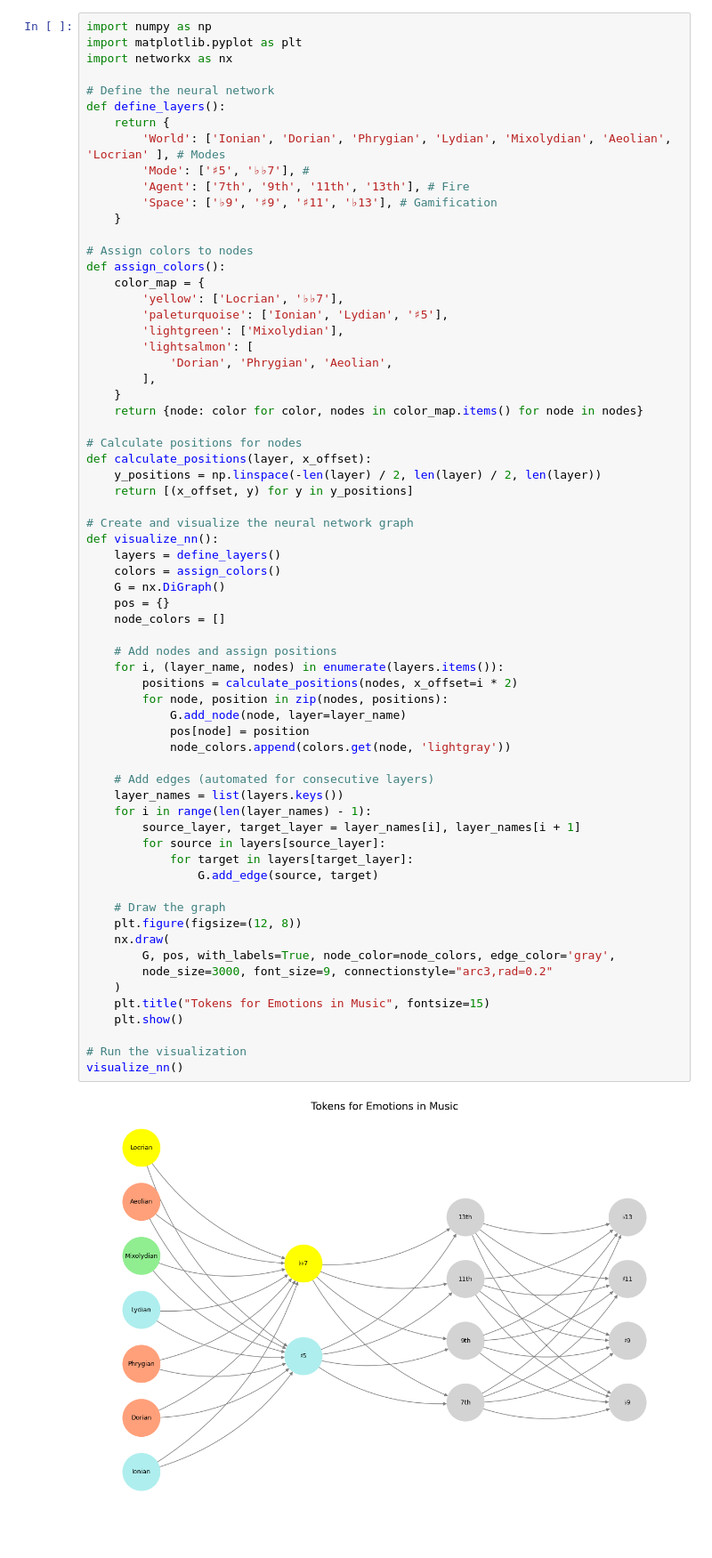
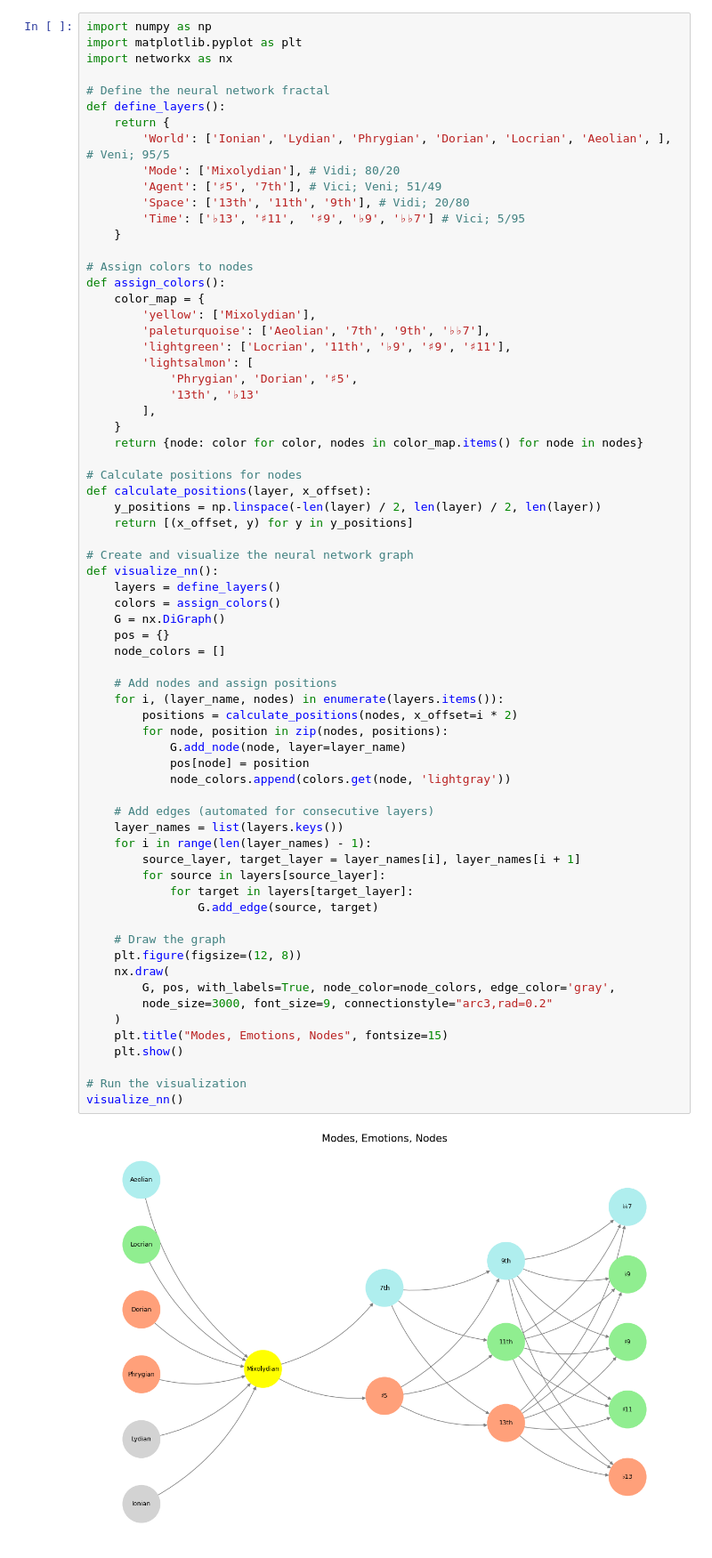
Before and after one commit to abikesa/website, a Jupyter notebook: kitabo/ensi/_build/jupyter_execute/index.ipynb, the cells around one changed output. Shown at 89% size. Drawn from its saved outputs; the diff is of its cells as text.

Commit message:
breaking news: music encoded, decoded

````diff
--- a/kitabo/ensi/_build/jupyter_execute/index.ipynb
+++ b/kitabo/ensi/_build/jupyter_execute/index.ipynb
@@ -26,23 +26,25 @@ import numpy as np
 import matplotlib.pyplot as plt
 import networkx as nx
 
-# Define the neural network
+# Define the neural network fractal
 def define_layers():
     return {
-        'World': ['Ionian', 'Dorian', 'Phrygian', 'Lydian', 'Mixolydian', 'Aeolian', 'Locrian' ], # Modes
-        'Mode': ['♯5', '♭♭7'], #
-        'Agent': ['7th', '9th', '11th', '13th'], # Fire
-        'Space': ['♭9', '♯9', '♯11', '♭13'], # Gamification
+        'World': ['Ionian', 'Lydian', 'Phrygian', 'Dorian', 'Locrian', 'Aeolian', ], # Veni; 95/5
+        'Mode': ['Mixolydian'], # Vidi; 80/20
+        'Agent': ['♯5', '7th'], # Vici; Veni; 51/49
+        'Space': ['13th', '11th', '9th'], # Vidi; 20/80
+        'Time': ['♭13', '♯11',  '♯9', '♭9', '♭♭7'] # Vici; 5/95
     }
 
 # Assign colors to nodes
 def assign_colors():
     color_map = {
-        'yellow': ['Locrian', '♭♭7'],
-        'paleturquoise': ['Ionian', 'Lydian', '♯5'],
-        'lightgreen': ['Mixolydian'],
+        'yellow': ['Mixolydian'],
+        'paleturquoise': ['Aeolian', '7th', '9th', '♭♭7'],
+        'lightgreen': ['Locrian', '11th', '♭9', '♯9', '♯11'],
         'lightsalmon': [
-            'Dorian', 'Phrygian', 'Aeolian',
+            'Phrygian', 'Dorian', '♯5',
+            '13th', '♭13'
         ],
     }
     return {node: color for color, nodes in color_map.items() for node in nodes}
@@ -60,35 +62,35 @@ def visualize_nn():
     pos = {}
     node_colors = []
 
     # Add nodes and assign positions
     for i, (layer_name, nodes) in enumerate(layers.items()):
         positions = calculate_positions(nodes, x_offset=i * 2)
         for node, position in zip(nodes, positions):
             G.add_node(node, layer=layer_name)
             pos[node] = position
             node_colors.append(colors.get(node, 'lightgray'))
 
     # Add edges (automated for consecutive layers)
     layer_names = list(layers.keys())
     for i in range(len(layer_names) - 1):
         source_layer, target_layer = layer_names[i], layer_names[i + 1]
         for source in layers[source_layer]:
             for target in layers[target_layer]:
                 G.add_edge(source, target)
 
     # Draw the graph
     plt.figure(figsize=(12, 8))
     nx.draw(
         G, pos, with_labels=True, node_color=node_colors, edge_color='gray',
         node_size=3000, font_size=9, connectionstyle="arc3,rad=0.2"
     )
-    plt.title("Tokens for Emotions in Music", fontsize=15)
+    plt.title("Modes, Emotions, Nodes", fontsize=15)
     plt.show()
 
 # Run the visualization
 visualize_nn()
 # %% [output]
-[figure, old version]
+[figure, new version]
 # %% [markdown]
 ```{figure} figures/blanche.*
 ---
````
Also changed, not shown: 15 other files.
